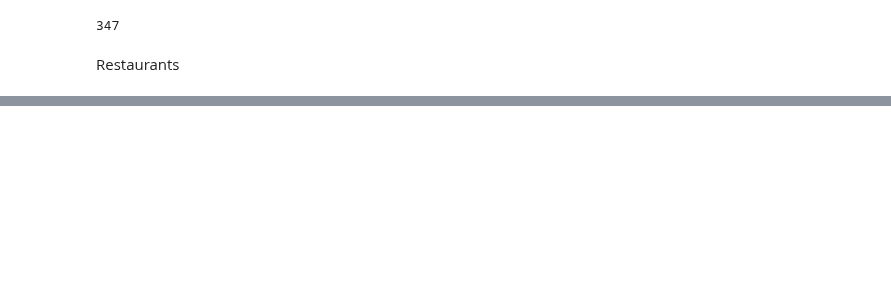
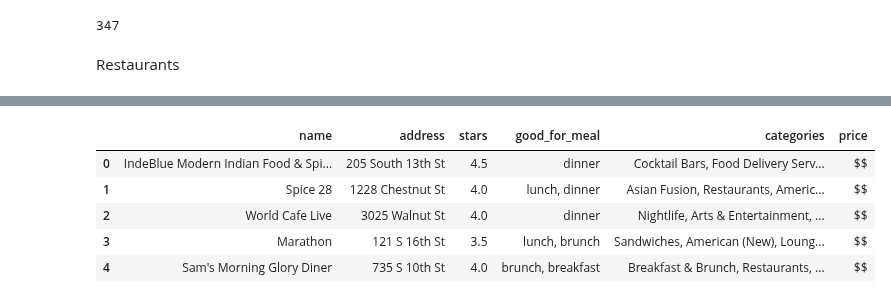
Before and after one commit to EthanWTL/Travel-Planning-AI, a Jupyter notebook: YelpDataSetCreation.ipynb, the cells around one changed output, grey strips where cells are left out. Cells and saved outputs as stored; diff of their text form; code cells hidden in the pictures; blank space fills up the shorter version.

```diff
--- a/YelpDataSetCreation.ipynb
+++ b/YelpDataSetCreation.ipynb
@@ -767,0 +611,10 @@ with open('Datasets/Restaurants_pruned.jsonl', 'w') as json_file:
+# %%
+df = df.loc[:, ['name', 'address', 'stars', 'good_for_meal', 'categories', 'price']]
+df.head()
+# %% [output]
+|  | name | address | stars | good_for_meal | categories | price |
+| 0 | IndeBlue Modern Indian Food & Spi... | 205 South 13th St | 4.5 | dinner | Cocktail Bars, Food Delivery Serv... | $$ |
+| 1 | Spice 28 | 1228 Chestnut St | 4.0 | lunch, dinner | Asian Fusion, Restaurants, Americ... | $$ |
+| 2 | World Cafe Live | 3025 Walnut St | 4.0 | dinner | Nightlife, Arts & Entertainment, ... | $$ |
+| 3 | Marathon | 121 S 16th St | 3.5 | lunch, brunch | Sandwiches, American (New), Loung... | $$ |
+| 4 | Sam's Morning Glory Diner | 735 S 10th St | 4.0 | brunch, breakfast | Breakfast & Brunch, Restaurants, ... | $$ |
```
Also changed, not shown: parts of 31 cells of this notebook.
